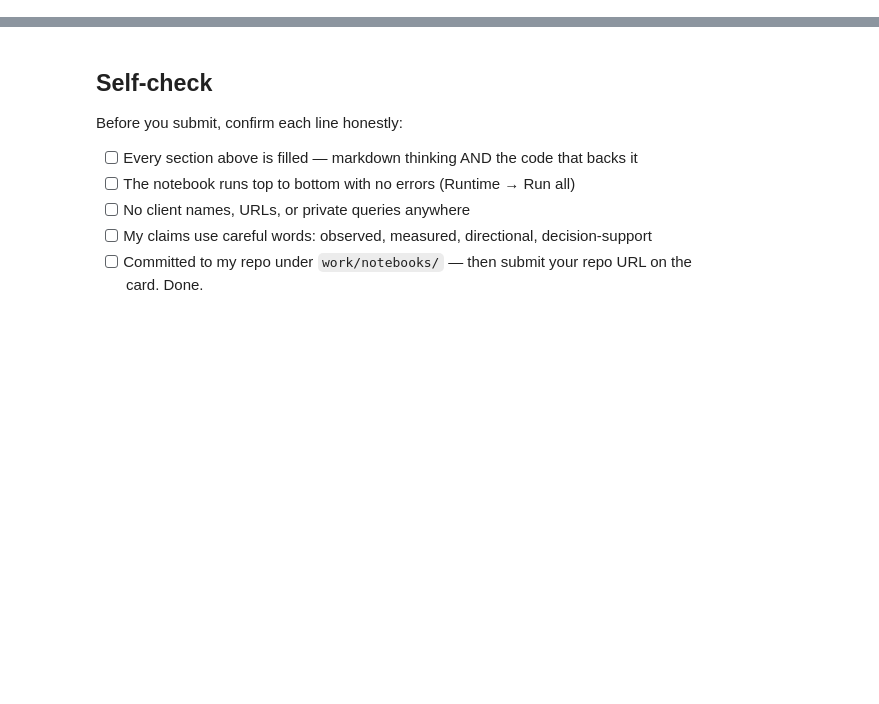
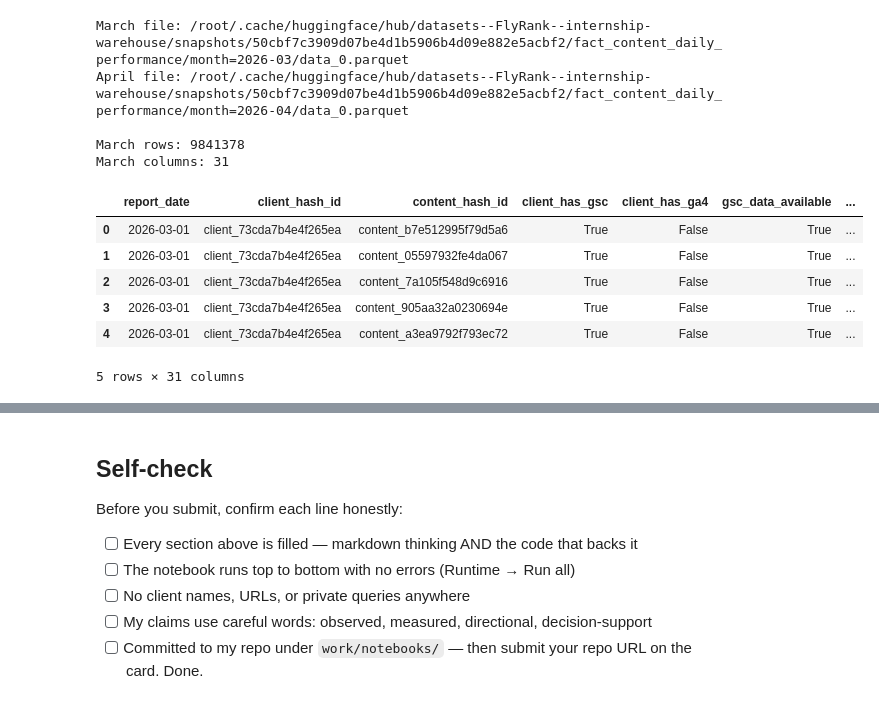
Before and after one commit to mbinaqeel-analyst/flyrank-ml-internship, a Jupyter notebook: work/notebooks/w05_model.ipynb, the cells around one changed output, grey strips where cells are left out. Drawn from its saved outputs; the diff is of its cells as text; code cells hidden in the pictures; blank space fills up the shorter version.

```diff
--- a/work/notebooks/w05_model.ipynb
+++ b/work/notebooks/w05_model.ipynb
@@ -36,0 +42,74 @@ This skeleton is yours to fill. Work the sections **in order** — each one has
+# %%
+# ============================================================
+# DUCKDB + AUTHENTICATED HUGGING FACE
+# ============================================================
+
+import duckdb
+import os
+
+from huggingface_hub import hf_hub_download
+
+# Download the exact March and April files through the
+# authenticated Hugging Face client.
+
+march_file = hf_hub_download(
+    repo_id="FlyRank/internship-warehouse",
+    filename="fact_content_daily_performance/month=2026-03/data_0.parquet",
+    repo_type="dataset"
+)
+
+april_file = hf_hub_download(
+    repo_id="FlyRank/internship-warehouse",
+    filename="fact_content_daily_performance/month=2026-04/data_0.parquet",
+    repo_type="dataset"
+)
+
+print("March file:", march_file)
+print("April file:", april_file)
+
+con = duckdb.connect()
+
+# ------------------------------------------------------------
+# READ MARCH
+# ------------------------------------------------------------
+
+df = con.execute(
+    f"""
+    SELECT *
+    FROM read_parquet('{march_file}')
+    """
+).df()
+
+print("\nMarch rows:", len(df))
+print("March columns:", len(df.columns))
+
+display(df.head())
+
+# ------------------------------------------------------------
+# READ APRIL
+# ------------------------------------------------------------
+
+future_df_raw = con.execute(
+    f"""
+    SELECT *
+    FROM read_parquet('{april_file}')
+    """
+).df()
+
+print("\nApril rows:", len(future_df_raw))
+print("April columns:", len(future_df_raw.columns))
+
+display(future_df_raw.head())
+# %% [output]
+March file: /root/.cache/huggingface/hub/datasets--FlyRank--internship-warehouse/snapshots/50cbf7c3909d07be4d1b5906b4d09e882e5acbf2/fact_content_daily_performance/month=2026-03/data_0.parquet
+April file: /root/.cache/huggingface/hub/datasets--FlyRank--internship-warehouse/snapshots/50cbf7c3909d07be4d1b5906b4d09e882e5acbf2/fact_content_daily_performance/month=2026-04/data_0.parquet
+
+March rows: 9841378
+March columns: 31
+|  | report_date | client_hash_id | content_hash_id | client_has_gsc | client_has_ga4 | gsc_data_available | ... |
+| 0 | 2026-03-01 | client_73cda7b4e4f265ea | content_b7e512995f79d5a6 | True | False | True | ... |
+| 1 | 2026-03-01 | client_73cda7b4e4f265ea | content_05597932fe4da067 | True | False | True | ... |
+| 2 | 2026-03-01 | client_73cda7b4e4f265ea | content_7a105f548d9c6916 | True | False | True | ... |
+| 3 | 2026-03-01 | client_73cda7b4e4f265ea | content_905aa32a0230694e | True | False | True | ... |
+| 4 | 2026-03-01 | client_73cda7b4e4f265ea | content_a3ea9792f793ec72 | True | False | True | ... |
+5 rows × 31 columns
```
Also changed, not shown: parts of 18 cells of this notebook.
